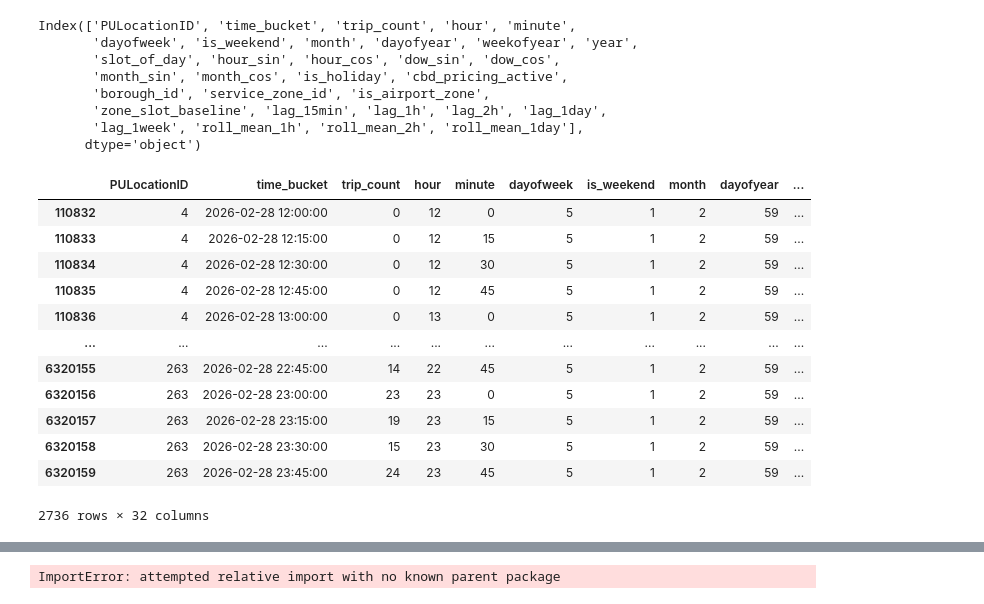
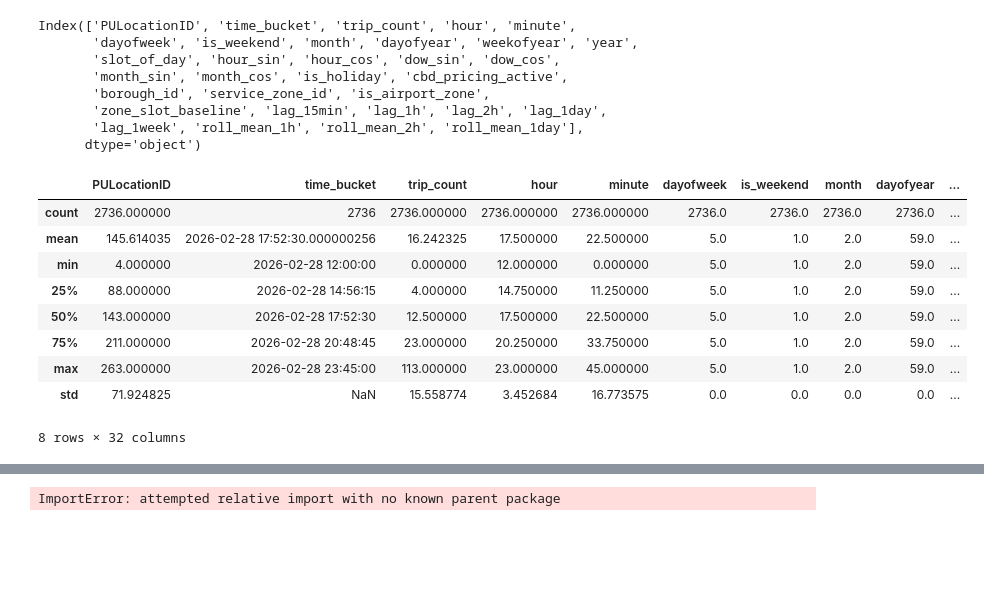
Before and after one commit to auto-d/k8s-taxi, a Jupyter notebook: analysis/eda.ipynb, the cells around one changed output, grey strips where cells are left out. Cells and saved outputs as stored; diff of their text form; code cells hidden in the pictures; blank space fills up the shorter version.

```diff
--- a/analysis/eda.ipynb
+++ b/analysis/eda.ipynb
@@ -579,17 +583,16 @@ latest = df["time_bucket"].max()
 window_start = latest - pd.Timedelta(hours=12)
 # %%
-new[new.time_bucket > window_start]
+window = new[new.time_bucket > window_start]
-# %% [output]
-|  | PULocationID | time_bucket | trip_count | hour | minute | dayofweek | is_weekend | month | dayofyear | ... |
-| 110832 | 4 | 2026-02-28 12:00:00 | 0 | 12 | 0 | 5 | 1 | 2 | 59 | ... |
-| 110833 | 4 | 2026-02-28 12:15:00 | 0 | 12 | 15 | 5 | 1 | 2 | 59 | ... |
-| 110834 | 4 | 2026-02-28 12:30:00 | 0 | 12 | 30 | 5 | 1 | 2 | 59 | ... |
-| 110835 | 4 | 2026-02-28 12:45:00 | 0 | 12 | 45 | 5 | 1 | 2 | 59 | ... |
-| 110836 | 4 | 2026-02-28 13:00:00 | 0 | 13 | 0 | 5 | 1 | 2 | 59 | ... |
-| ... | ... | ... | ... | ... | ... | ... | ... | ... | ... | ... |
-| 6320155 | 263 | 2026-02-28 22:45:00 | 14 | 22 | 45 | 5 | 1 | 2 | 59 | ... |
-| 6320156 | 263 | 2026-02-28 23:00:00 | 23 | 23 | 0 | 5 | 1 | 2 | 59 | ... |
-| 6320157 | 263 | 2026-02-28 23:15:00 | 19 | 23 | 15 | 5 | 1 | 2 | 59 | ... |
-| 6320158 | 263 | 2026-02-28 23:30:00 | 15 | 23 | 30 | 5 | 1 | 2 | 59 | ... |
-| 6320159 | 263 | 2026-02-28 23:45:00 | 24 | 23 | 45 | 5 | 1 | 2 | 59 | ... |
-2736 rows × 32 columns
+# %%
+window.describe()
+# %% [output]
+|  | PULocationID | time_bucket | trip_count | hour | minute | dayofweek | is_weekend | month | dayofyear | ... |
+| count | 2736.000000 | 2736 | 2736.000000 | 2736.000000 | 2736.000000 | 2736.0 | 2736.0 | 2736.0 | 2736.0 | ... |
+| mean | 145.614035 | 2026-02-28 17:52:30.000000256 | 16.242325 | 17.500000 | 22.500000 | 5.0 | 1.0 | 2.0 | 59.0 | ... |
+| min | 4.000000 | 2026-02-28 12:00:00 | 0.000000 | 12.000000 | 0.000000 | 5.0 | 1.0 | 2.0 | 59.0 | ... |
+| 25% | 88.000000 | 2026-02-28 14:56:15 | 4.000000 | 14.750000 | 11.250000 | 5.0 | 1.0 | 2.0 | 59.0 | ... |
+| 50% | 143.000000 | 2026-02-28 17:52:30 | 12.500000 | 17.500000 | 22.500000 | 5.0 | 1.0 | 2.0 | 59.0 | ... |
+| 75% | 211.000000 | 2026-02-28 20:48:45 | 23.000000 | 20.250000 | 33.750000 | 5.0 | 1.0 | 2.0 | 59.0 | ... |
+| max | 263.000000 | 2026-02-28 23:45:00 | 113.000000 | 23.000000 | 45.000000 | 5.0 | 1.0 | 2.0 | 59.0 | ... |
+| std | 71.924825 | NaN | 15.558774 | 3.452684 | 16.773575 | 0.0 | 0.0 | 0.0 | 0.0 | ... |
+8 rows × 32 columns
```
Also changed, not shown: parts of 24 cells of this notebook, 2 other files.
